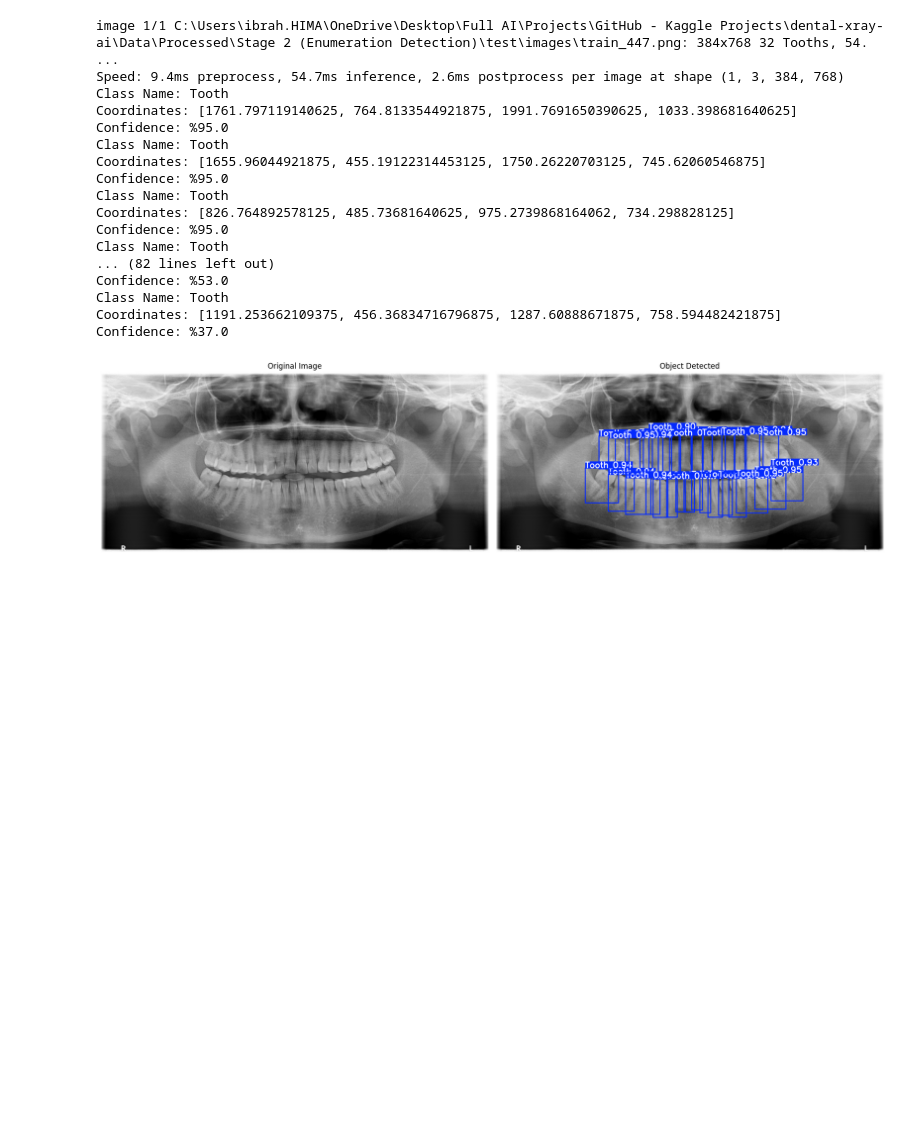
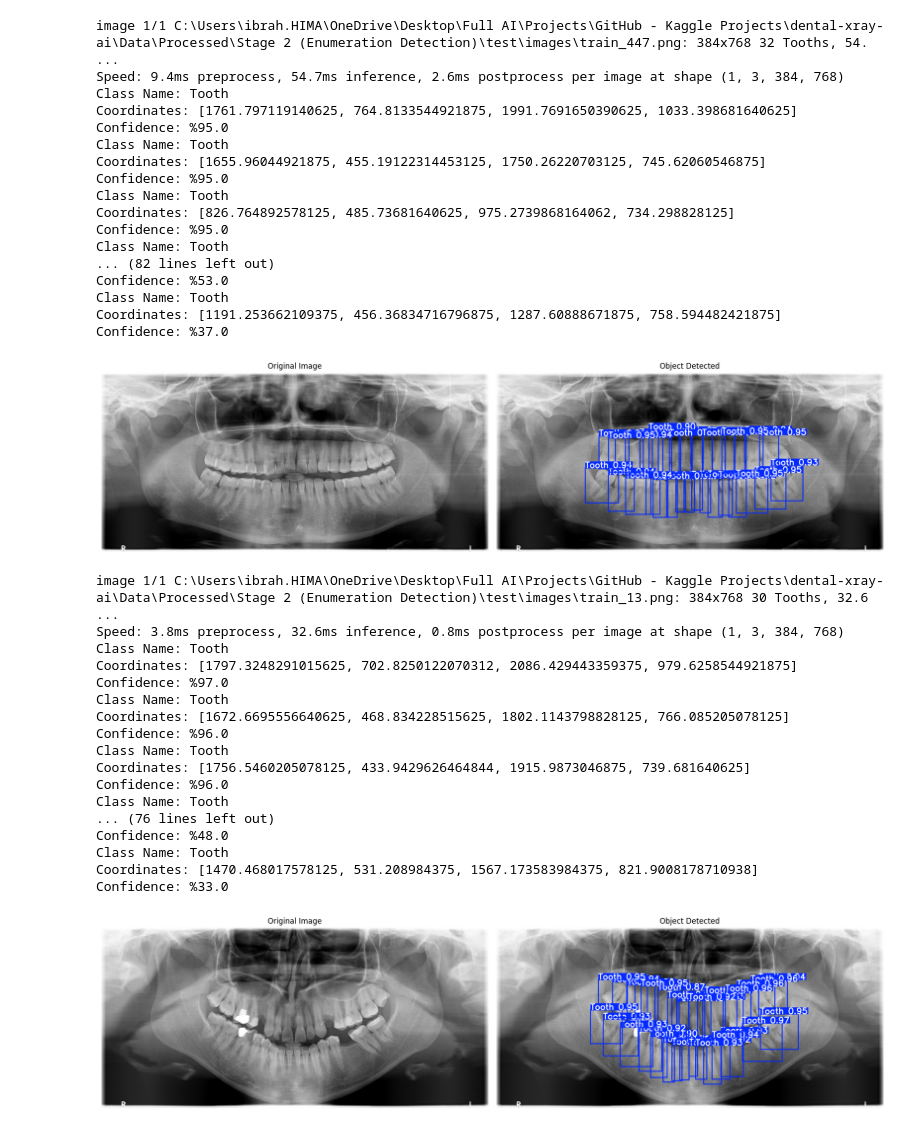
Before and after one commit to abdubakr77/dental-xray-ai, a Jupyter notebook: Notebooks/04_stage2_teeth_detection copy.ipynb, the cells around one changed output. Cells and saved outputs as stored; diff of their text form; code cells hidden in the pictures; blank space fills up the shorter version.

Commit message:
feat: add prediction output saving support

```diff
--- a/Notebooks/04_stage2_teeth_detection copy.ipynb
+++ b/Notebooks/04_stage2_teeth_detection copy.ipynb
@@ -129,3 +129,24 @@ Class Name: Tooth
 Coordinates: [1191.253662109375, 456.36834716796875, 1287.60888671875, 758.594482421875]
 Confidence: %37.0
 [figure]
+# %%
+smart_predict(tooth_model_detection,data_yaml['test'],save_output=True,save_dir=os.path.join(s2_data_output,'Test Outputs Predictions'))
+# %% [output]
+image 1/1 C:\Users\ibrah.HIMA\OneDrive\Desktop\Full AI\Projects\GitHub - Kaggle Projects\dental-xray-ai\Data\Processed\Stage 2 (Enumeration Detection)\test\images\train_13.png: 384x768 30 Tooths, 32.6 ...
+Speed: 3.8ms preprocess, 32.6ms inference, 0.8ms postprocess per image at shape (1, 3, 384, 768)
+Class Name: Tooth
+Coordinates: [1797.3248291015625, 702.8250122070312, 2086.429443359375, 979.6258544921875]
+Confidence: %97.0
+Class Name: Tooth
+Coordinates: [1672.6695556640625, 468.834228515625, 1802.1143798828125, 766.085205078125]
+Confidence: %96.0
+Class Name: Tooth
+Coordinates: [1756.5460205078125, 433.9429626464844, 1915.9873046875, 739.681640625]
+Confidence: %96.0
+Class Name: Tooth
+... (76 lines left out)
+Confidence: %48.0
+Class Name: Tooth
+Coordinates: [1470.468017578125, 531.208984375, 1567.173583984375, 821.9008178710938]
+Confidence: %33.0
+[figure, added]
```
